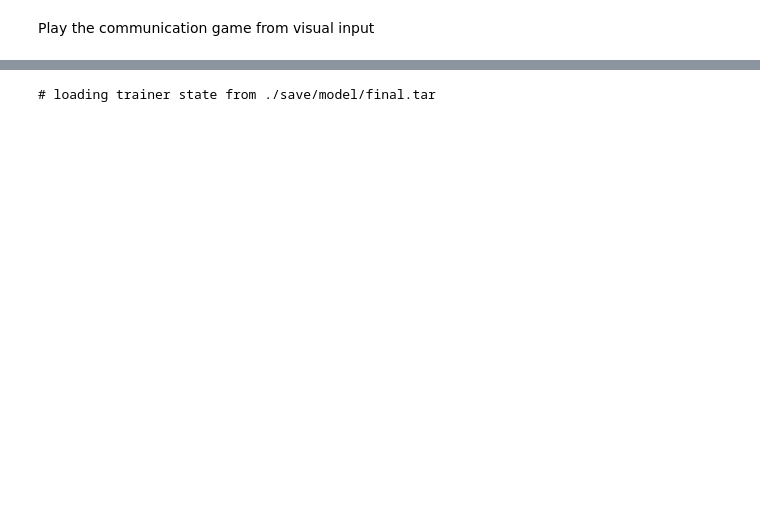
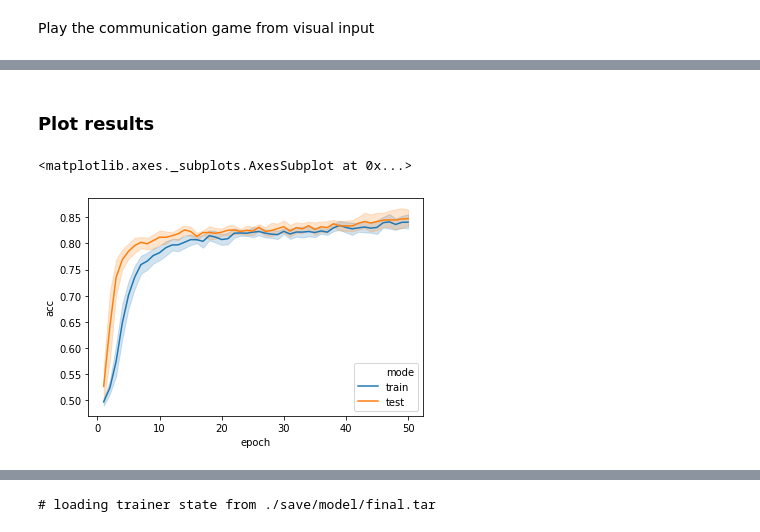
Before and after one commit to tlmnhut/EmeCom_concept_vs_comm, a Jupyter notebook: input_image.ipynb, the cells around one changed output, grey strips where cells are left out. Saved outputs shown, nothing was run; the diff lists cells and outputs as text; code cells hidden in the pictures; blank space fills up the shorter version.

```diff
--- a/input_image.ipynb
+++ b/input_image.ipynb
@@ -61,2 +55,0 @@ def plot_result(result_df, mode):
-# %%
-result_df = pd.DataFrame([json.loads(line) for line in cap.stdout.split('\n') if line])
@@ -70,0 +56,5 @@ plot_result(result_df, 'test')
+# %%
+with open(f'./save/input_image/seed_{seed}/seed_{seed}', 'w') as f:
+    f.writelines(cap.stdout)
+# %% [markdown]
+### Plot results
@@ -70,0 +66,25 @@ plot_result(result_df, 'test')
+# %%
+def read_log(log_folder):
+    paths = []
+    for parent, _, filenames in os.walk(log_folder):
+        for f in filenames:
+            if 'seed' in f:
+                paths.append(os.path.join(parent, f))
+
+    line_list = []
+    for i in range(len(paths)):
+        with open(paths[i]) as f:
+            for line in f:
+                item = json.loads(line)
+                item['seed'] = paths[i].split('/')[-1].split('_')[1]
+                line_list.append(item)
+
+    df = pd.DataFrame(line_list)
+    return df
+# %%
+df_image = read_log('./save/input_image/')
+# %%
+sns.lineplot(data=df_image, x='epoch', y='acc', hue='mode')
+# %% [output]
+<matplotlib.axes._subplots.AxesSubplot at 0x...>
+[figure, added]
```
Also changed, not shown: parts of 19 cells of this notebook.
